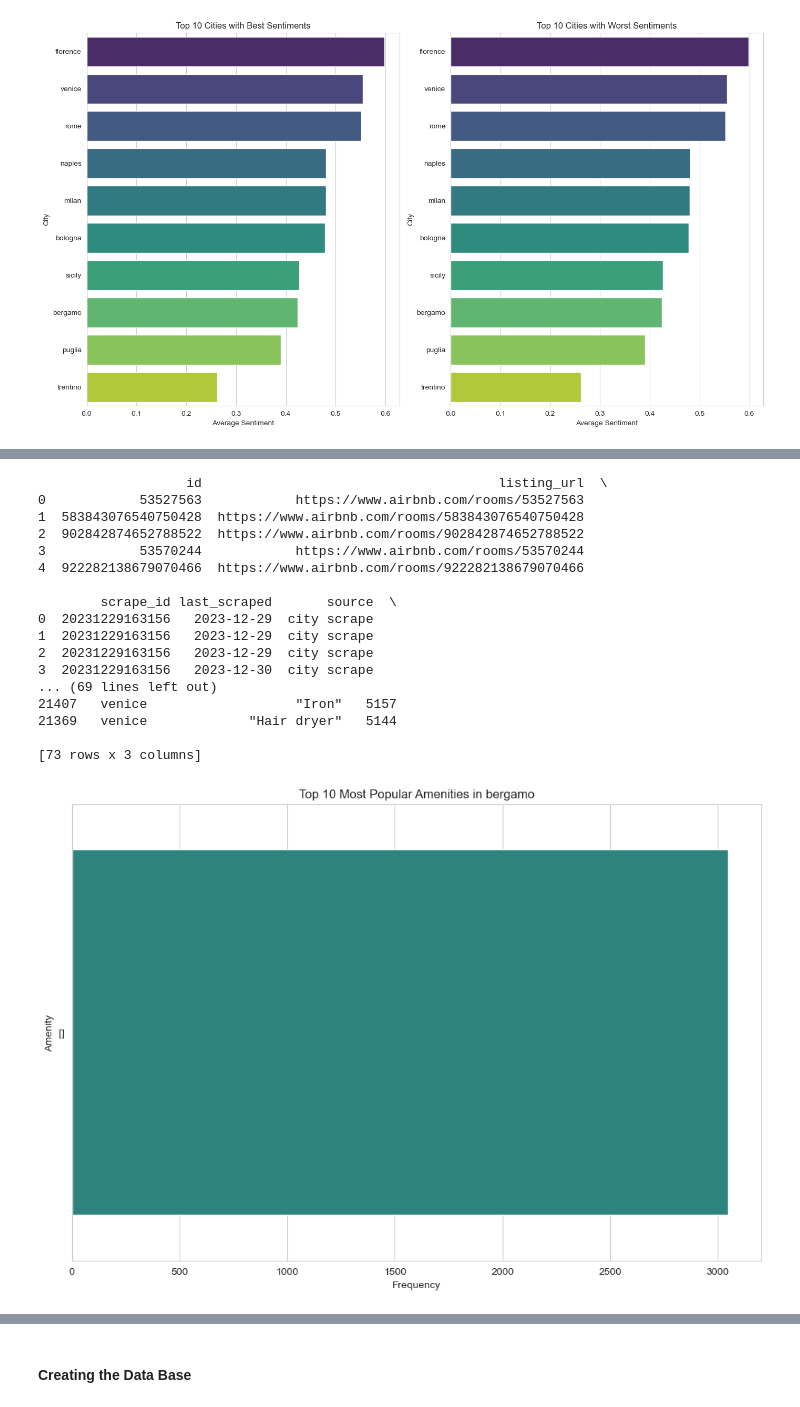
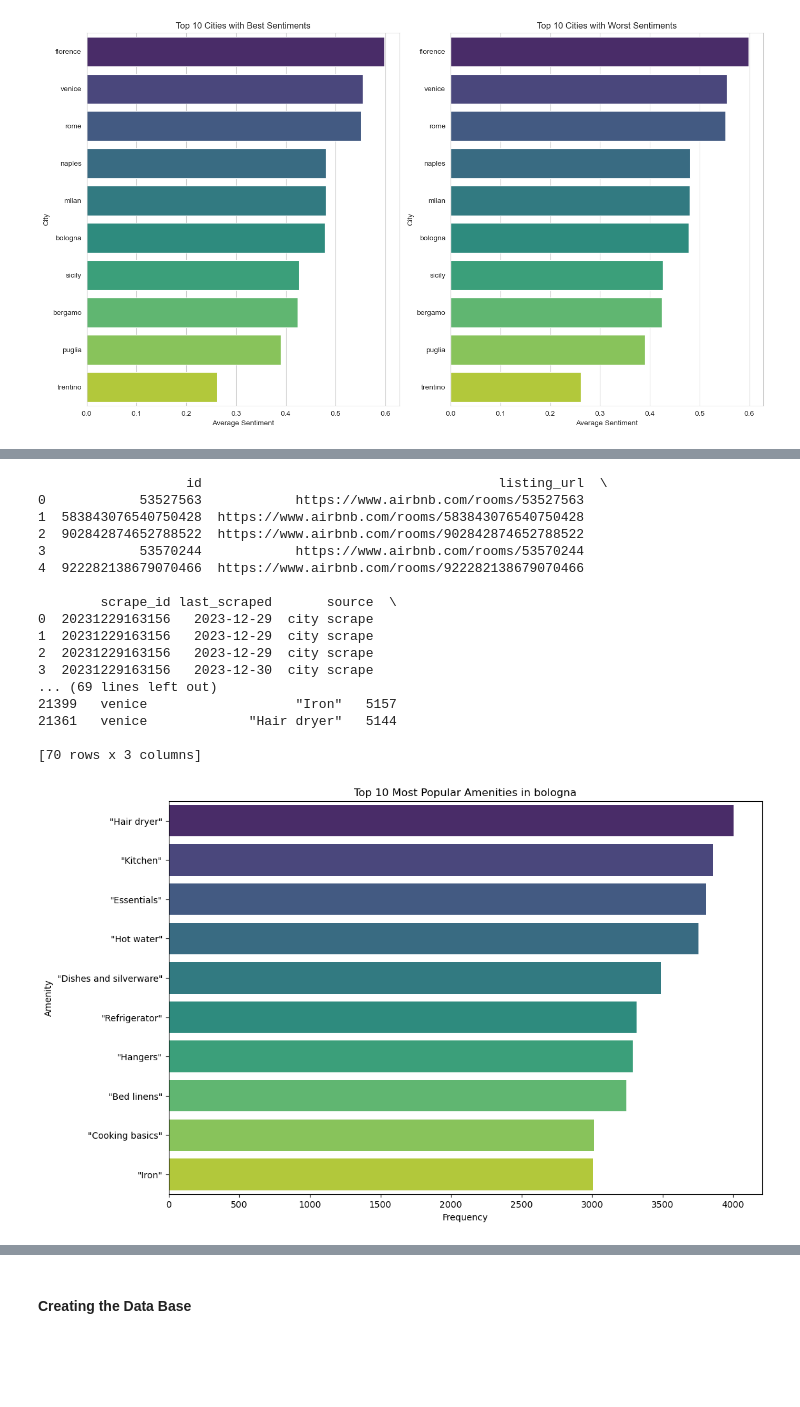
Before and after one commit to giovales/Airbnb_Italy, a Jupyter notebook: data_analysis.ipynb, the cells around one changed output, grey strips where cells are left out. Cells and saved outputs as stored; diff of their text form; code cells hidden in the pictures; blank space fills up the shorter version.

```diff
--- a/data_analysis.ipynb
+++ b/data_analysis.ipynb
@@ -539,8 +537,8 @@ if df is not None:
 
         # Iterate over each city
         for city in df['City'].unique():
-            # Filter the dataframe for the current city
-            city_df = df[df['City'] == city]
+            # Filter the dataframe for the current city and non-empty amenities
+            city_df = df[(df['City'] == city) & (df['amenities'] != '[]')]
 
             # Split the amenities into a list of lists for the current city
             all_amenities = city_df['amenities'].str.strip('{}').str.split(',').tolist()
@@ -571,34 +569,34 @@ if df is not None:
 
         # Visualize the results
         cities = top_amenities_per_city['City'].unique()
         for city in cities:
             city_data = top_amenities_per_city[top_amenities_per_city['City'] == city]
             plt.figure(figsize=(12, 8))
             sns.barplot(data=city_data, x='count', y='amenity', palette='viridis')
             plt.title(f'Top 10 Most Popular Amenities in {city}')
             plt.xlabel('Frequency')
             plt.ylabel('Amenity')
             plt.show()
     else:
         print("The 'amenities' or 'City' column is not present in the dataset.")
 else:
     print("The 'listings_2.csv' dataframe is not present in the combined dataframes.")
 # %% [output]
                    id                                      listing_url  \
 0            53527563            https://www.airbnb.com/rooms/53527563
 1  583843076540750428  https://www.airbnb.com/rooms/583843076540750428
 2  902842874652788522  https://www.airbnb.com/rooms/902842874652788522
 3            53570244            https://www.airbnb.com/rooms/53570244
 4  922282138679070466  https://www.airbnb.com/rooms/922282138679070466
 
         scrape_id last_scraped       source  \
 0  20231229163156   2023-12-29  city scrape
 1  20231229163156   2023-12-29  city scrape
 2  20231229163156   2023-12-29  city scrape
 3  20231229163156   2023-12-30  city scrape
 ... (69 lines left out)
-21407   venice                   "Iron"   5157
-21369   venice             "Hair dryer"   5144
+21399   venice                   "Iron"   5157
+21361   venice             "Hair dryer"   5144
 
-[73 rows x 3 columns]
+[70 rows x 3 columns]
-[figure, old version]
+[figure, new version]
```
Also changed, not shown: parts of 13 cells of this notebook.
